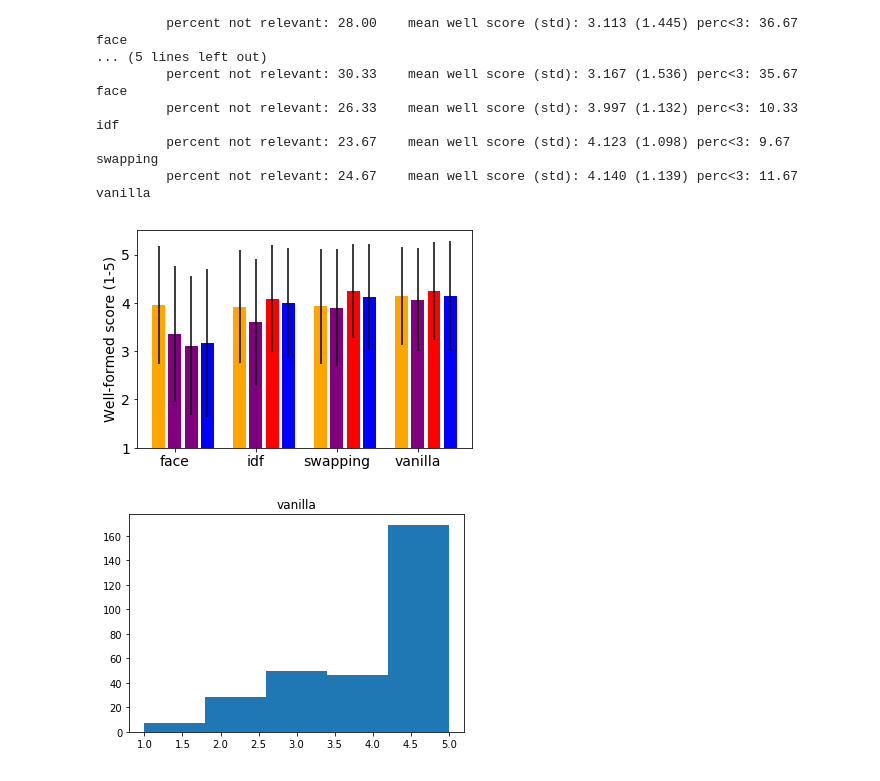
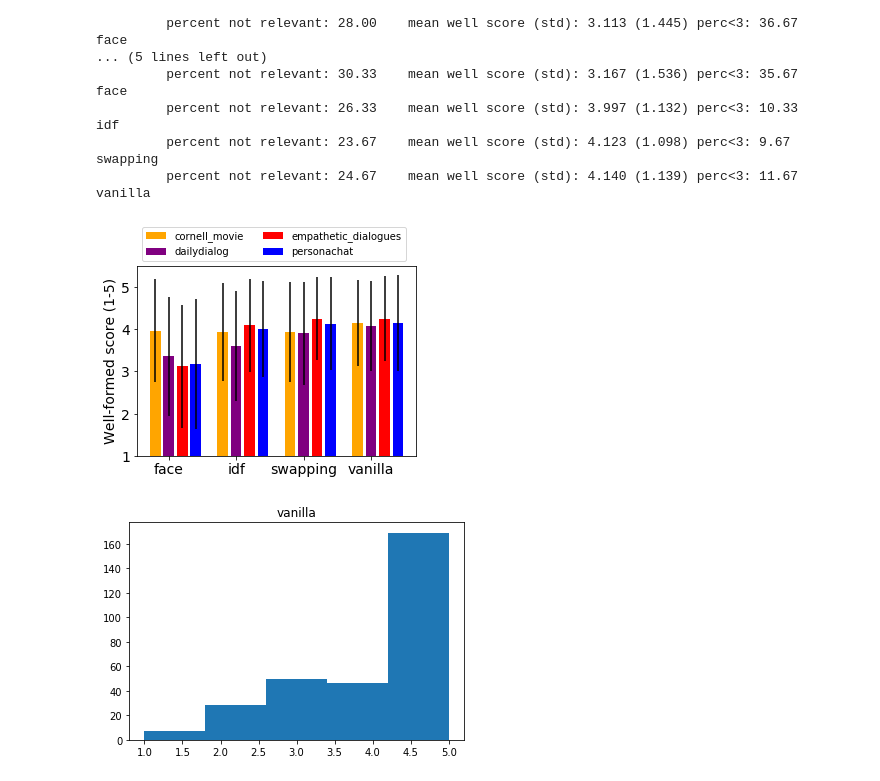
Before and after one commit to odemasi/ParlAI, a Jupyter notebook: evaluation/Explore_turk_results_v2.ipynb, the cells around one changed output. Drawn from its saved outputs; the diff is of its cells as text; code cells hidden in the pictures.

Commit message:
added some legends

```diff
--- a/evaluation/Explore_turk_results_v2.ipynb
+++ b/evaluation/Explore_turk_results_v2.ipynb
@@ -848,31 +848,44 @@ empathetic seq2seq
 # %%
 off = 0
 method_names = []
 
+fig, ax = plt.subplots(figsize=(5,5))
 dataset_color = {'cornell_movie':'orange',
                 'dailydialog':'purple',
-                'empathetic': 'purple',
+                'empathetic': 'red',
                 'empathetic_dialogues':'red',
                 'personachat': 'blue'}
 for method, method_df in elim_df.groupby('method'):
     ind = 0
     method_names.append(method)
     for (model, task), df in method_df.groupby(['model', 'dataset']):
         well_score = df['well_score'].mean()
         well_std = df['well_score'].std()
 
-        plt.bar(ind + off*5, height=well_score,  yerr=well_std, color=dataset_color[task])
+        if method == 'vanilla':
+            plt.bar(ind + off*5, height=well_score,  yerr=well_std, color=dataset_color[task], label=task)
+        else:
+            plt.bar(ind + off*5, height=well_score,  yerr=well_std, color=dataset_color[task])
         ind += 1
 
     off += 1
 
 plt.xticks(1+5*np.arange(4), method_names, fontsize=14)
 plt.yticks(np.arange(6), fontsize=14)
 plt.ylabel('Well-formed score (1-5)', fontsize=14)
 plt.ylim([1,5.5])
+plt.legend()
+
+# Shrink current axis by 20%
+box = ax.get_position()
+ax.set_position([box.x0, box.y0-box.height *.3, box.width, box.height * 0.7])
+
+# Put a legend to the right of the current axis
+ax.legend(loc='lower left', bbox_to_anchor=(0, 1), ncol=2)
+
 plt.show()
 # %% [output]
-[figure, old version]
+[figure, new version]
 # %%
 for method in df['method'].unique():
     plt.hist(df.groupby('method').get_group(method)['well_score'].values, bins = 5)
```
Also changed, not shown: parts of 1 cell of this notebook.
